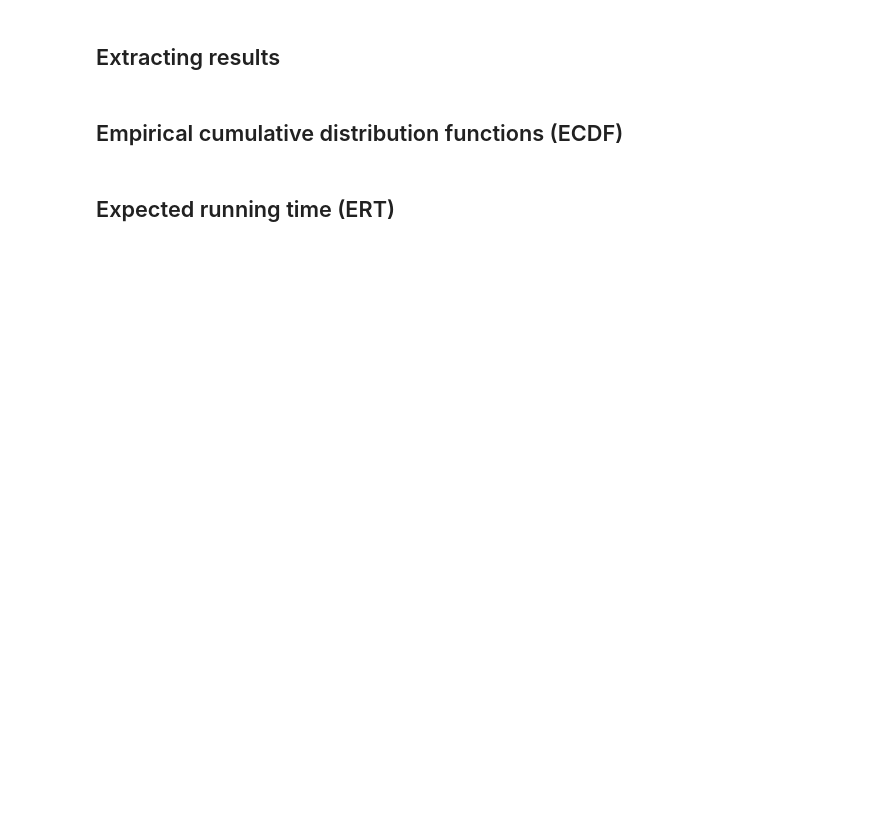
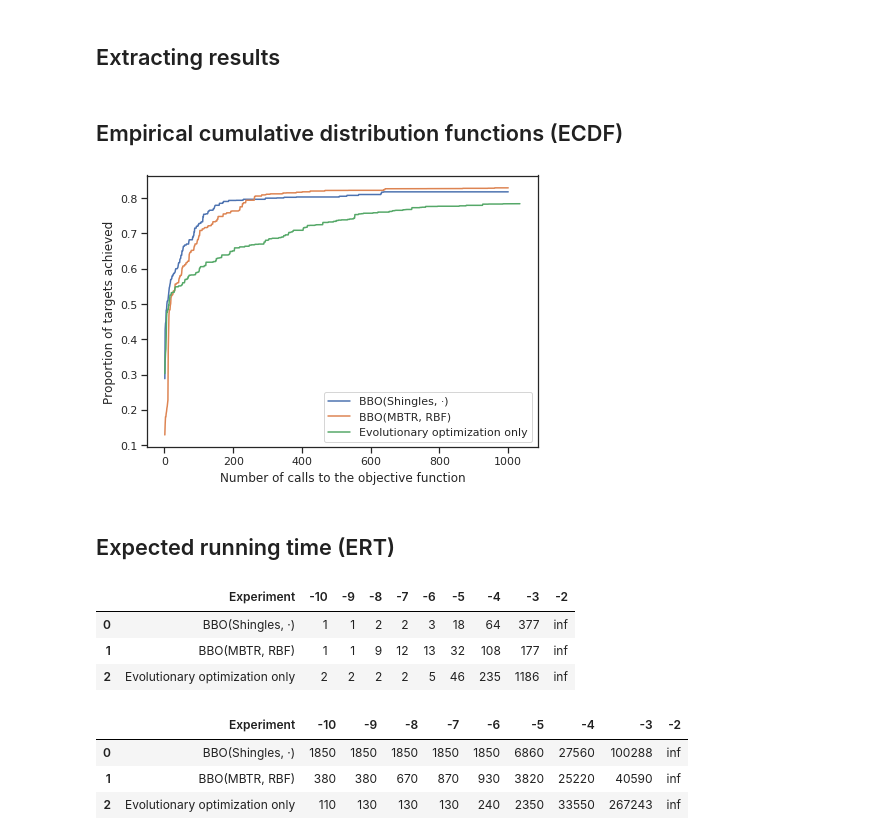
Before and after one commit to jules-leguy/BBOMol, a Jupyter notebook: reproduction/04_plot_results.ipynb, the cells around one changed output. Saved outputs shown, nothing was run; the diff lists cells and outputs as text; code cells hidden in the pictures; blank space fills up the shorter version.

```diff
--- a/reproduction/04_plot_results.ipynb
+++ b/reproduction/04_plot_results.ipynb
@@ -14,7 +14,7 @@ BBO_exp_dict = {
 }
 
 # Names of the different runs (runs that are not defined will be ignored)
-sub_experiments_names = [str(i) for i in range(10)]
+sub_experiments_names = [str(i) for i in range(1, 11)]
 
 # Output destination of figures
 output_figures_path = "output/04_figures"
@@ -115,2 +46,8 @@ plot_ECDF(results_dict, timestamps=True)
+# %%
+from bbomol.postprocessing.plot import plot_ecdf
+
+plot_ecdf(results_dict, ecdf_targets=ECDF_TARGETS)
+# %% [output]
+[figure, added]
 # %% [markdown]
 ## Expected running time (ERT)
@@ -162,0 +54,16 @@ display_ERT(results_dict, timestamps=True)
+# %%
+from bbomol.postprocessing.plot import display_ert
+
+display_ert(results_dict, ert_targets=ERT_TARGETS)
+# %% [output]
+|  | Experiment | -10 | -9 | -8 | -7 | -6 | -5 | -4 | -3 | -2 |
+| 0 | BBO(Shingles, ·) | 1 | 1 | 2 | 2 | 3 | 18 | 64 | 377 | inf |
+| 1 | BBO(MBTR, RBF) | 1 | 1 | 9 | 12 | 13 | 32 | 108 | 177 | inf |
+| 2 | Evolutionary optimization only | 2 | 2 | 2 | 2 | 5 | 46 | 235 | 1186 | inf |
+# %%
+display_ert(results_dict, ert_targets=ERT_TARGETS, xunit="time")
+# %% [output]
+|  | Experiment | -10 | -9 | -8 | -7 | -6 | -5 | -4 | -3 | -2 |
+| 0 | BBO(Shingles, ·) | 1850 | 1850 | 1850 | 1850 | 1850 | 6860 | 27560 | 100288 | inf |
+| 1 | BBO(MBTR, RBF) | 380 | 380 | 670 | 870 | 930 | 3820 | 25220 | 40590 | inf |
+| 2 | Evolutionary optimization only | 110 | 130 | 130 | 130 | 240 | 2350 | 33550 | 267243 | inf |
```
Also changed, not shown: parts of 8 cells of this notebook, 2 other files.
